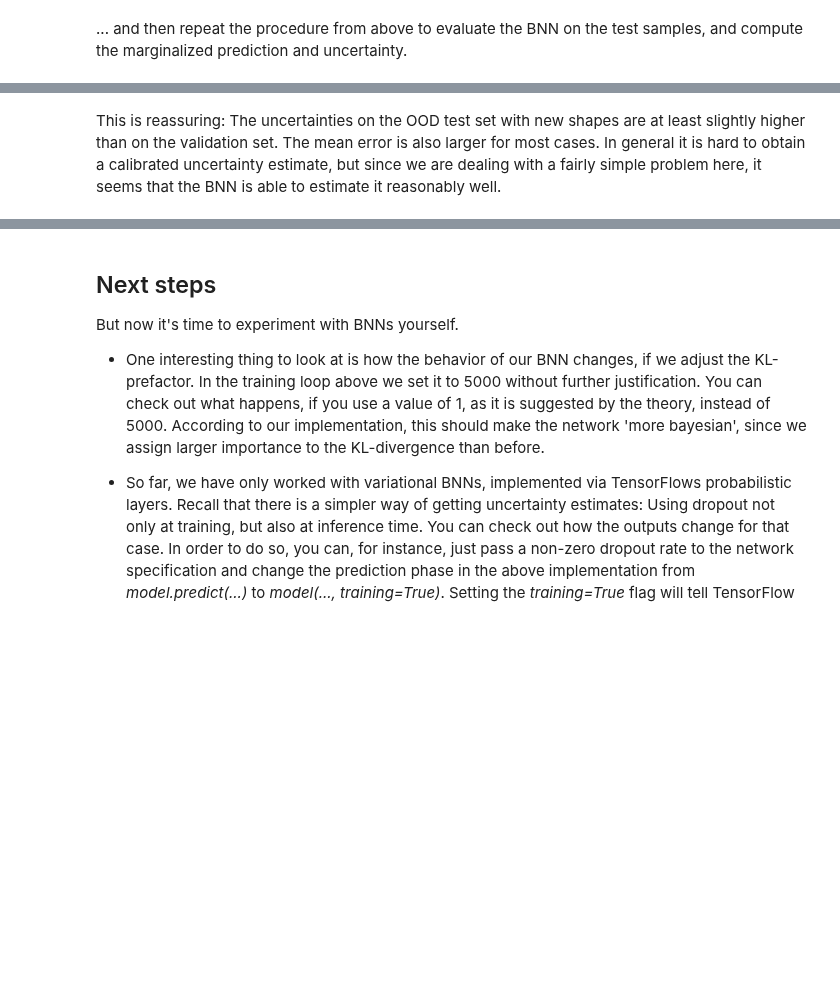
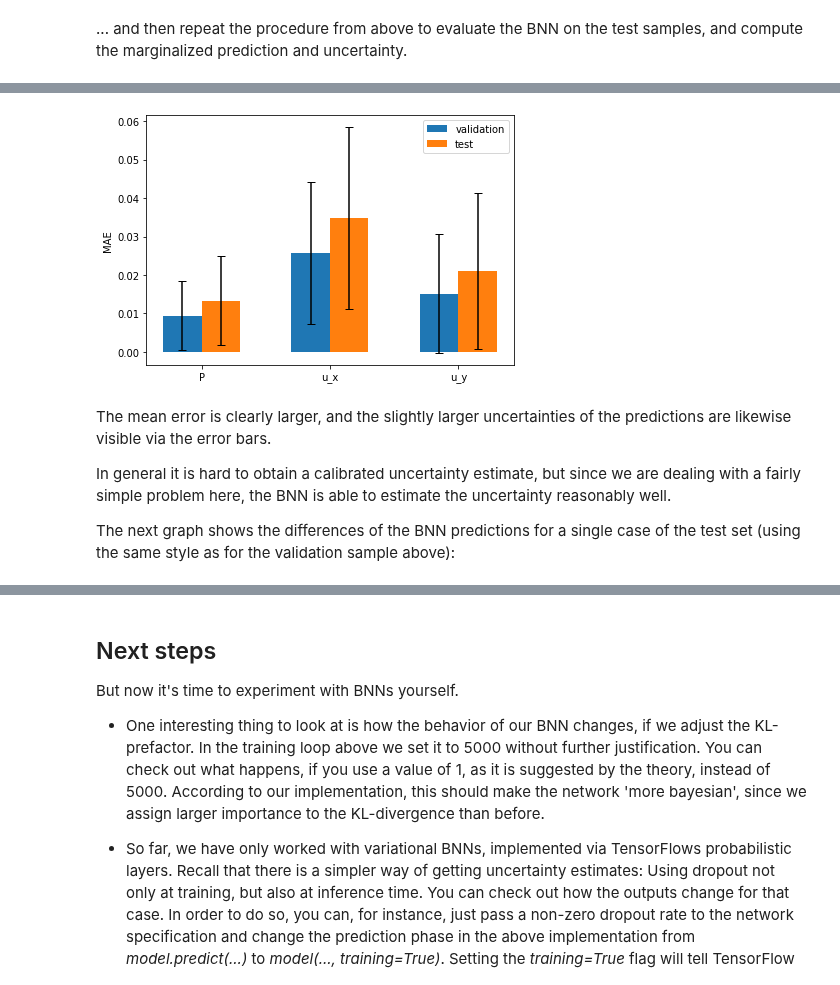
Before and after one commit to tum-pbs/pbdl-book, a Jupyter notebook: bayesian-code.ipynb, the cells around one changed output, grey strips where cells are left out. Saved outputs shown, nothing was run; the diff lists cells and outputs as text; code cells hidden in the pictures; blank space fills up the shorter version.

Commit message:
updated graphs for BNN code, removed phiflow warnings via json-cleanup script

```diff
--- a/bayesian-code.ipynb
+++ b/bayesian-code.ipynb
@@ -426,17 +425,0 @@ Average pixel prediction on test set:
-# %%
-# plot average pixel predictions with uncertainty
-max_unc = max(max(uncertainty_test_total),max(uncertainty_total))
-fig,axs=plt.subplots(nrows=1,ncols=3,figsize=(9,5))
-for channel in range(3):
-  title = 'P' if channel ==0 else ('u_x' if channel ==1 else 'u_y')
-  axs[channel].errorbar(0.5,preds_mean_global[channel],uncertainty_total[channel],linestyle='none',marker='o',markersize=8.5,label='val',linewidth=3.)
-  axs[channel].errorbar(1.5,preds_test_mean_global[channel],uncertainty_test_total[channel],linestyle='none',marker='o',markersize=8.5,label='test',linewidth=3.)
-  axs[channel].set_title(title)
-  axs[channel].tick_params(
-      axis='x',          # changes apply to the x-axis
-      which='both',      # both major and minor ticks are affected
-      bottom=False,      # ticks along the bottom edge are off
-      top=False,         # ticks along the top edge are off
-      labelbottom=False)
-  axs[channel].set_ylim(preds_mean_global[channel]-1.5*max_unc,preds_mean_global[channel]+1.5*max_unc)
-axs[2].legend(loc='center')
@@ -446,6 +432,25 @@ axs[2].legend(loc='center')
+# %%
+# plot per channel MAE with uncertainty
+val_loss_c, test_loss_c = [], []
+for channel in range(3):
+  val_loss_c.append( tf.reduce_mean(mae(preds_mean[...,channel], y_val[...,channel])) )
+  test_loss_c.append( tf.reduce_mean(mae(preds_test_mean[...,channel], y_test[...,channel])) )
+
+fig, ax = plt.subplots()
+ind = np.arange(len(val_loss_c)); width=0.3
+bars1 = ax.bar(ind - width/2, val_loss_c, width, yerr=uncertainty_total, capsize=4, label="validation")
+bars2 = ax.bar(ind + width/2, test_loss_c, width, yerr=uncertainty_test_total, capsize=4, label="test")
+ax.set_ylabel("MAE & Uncertainty")
+ax.set_xticks(ind); ax.set_xticklabels(('P', 'u_x', 'u_y'))
+ax.legend(); plt.tight_layout()
+# %% [output]
+[figure, added]
 # %% [markdown]
-This is reassuring: The uncertainties on the OOD test set with new shapes are at least slightly higher than on the validation set. The mean error is also larger for most cases.
-In general it is hard to obtain a calibrated uncertainty estimate, but since we are dealing with a fairly simple problem here, it seems that the BNN is able to estimate it reasonably well.
+The mean error is clearly larger, and the slightly larger uncertainties of the predictions are likewise visible via the error bars.
+
+In general it is hard to obtain a calibrated uncertainty estimate, but since we are dealing with a fairly simple problem here, the BNN is able to estimate the uncertainty reasonably well.
+
+The next graph shows the differences of the BNN predictions for a single case of the test set (using the same style as for the validation sample above):
 # %%
 OBS_IDX=5
 plot_BNN_predictions(y_test[OBS_IDX,...],preds_test[:,OBS_IDX,:,:,:],preds_test_mean[OBS_IDX,...],preds_test_std[OBS_IDX,...])
```
Also changed, not shown: parts of 17 cells of this notebook, 3 other files.
